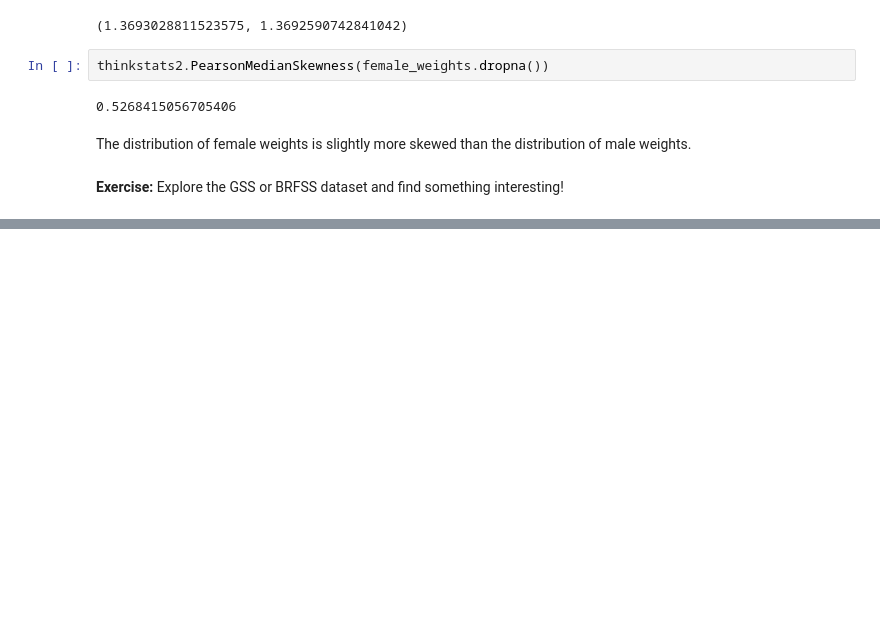
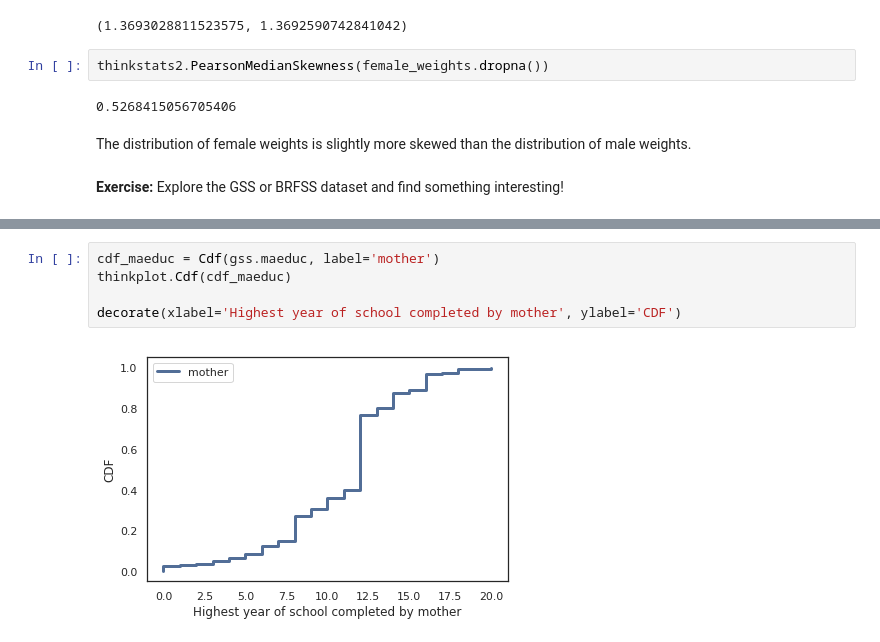
Before and after one commit to djconnolly27/ThinkStats2, a Jupyter notebook: homeworks/homework02.ipynb, the cells around one changed output, grey strips where cells are left out. Cells and saved outputs as stored; diff of their text form; blank space fills up the shorter version.

```diff
--- a/homeworks/homework02.ipynb
+++ b/homeworks/homework02.ipynb
@@ -514,0 +569,7 @@ The distribution of female weights is slightly more skewed than the distribution
+# %%
+cdf_maeduc = Cdf(gss.maeduc, label='mother')
+thinkplot.Cdf(cdf_maeduc)
+
+decorate(xlabel='Highest year of school completed by mother', ylabel='CDF')
+# %% [output]
+[figure, added]
```
Also changed, not shown: parts of 61 cells of this notebook.
